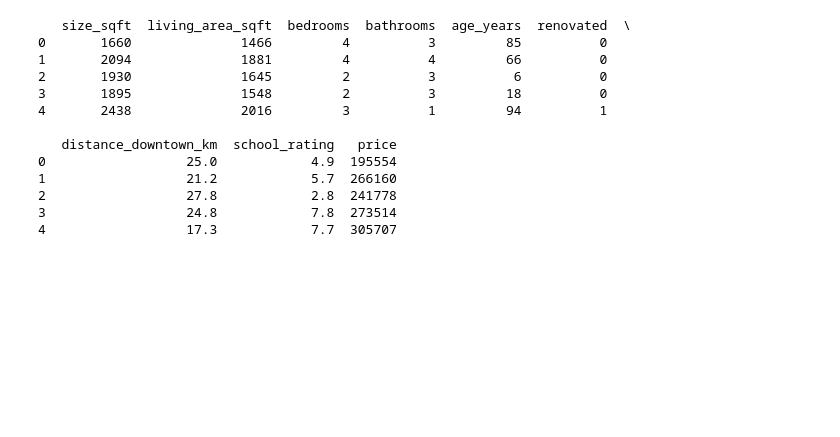
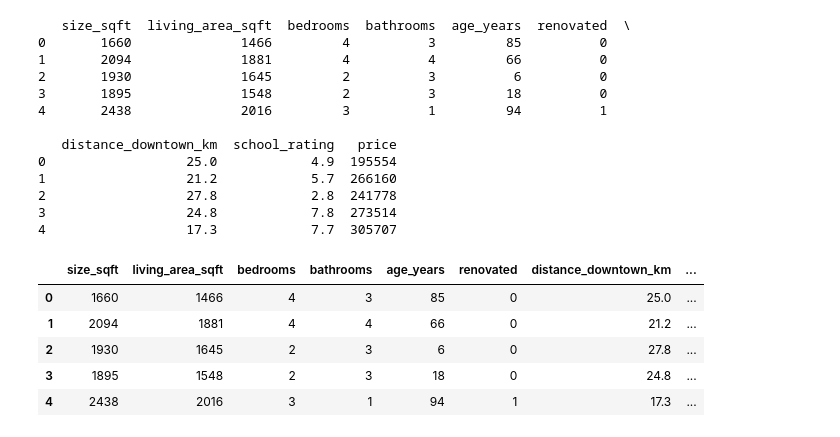
Before and after one commit to nikhilkudavemnh/classic-ML, a Jupyter notebook: classicMl/linear_regression.ipynb, the cells around one changed output. Cells and saved outputs as stored; diff of their text form; code cells hidden in the pictures; blank space fills up the shorter version.

```diff
--- a/classicMl/linear_regression.ipynb
+++ b/classicMl/linear_regression.ipynb
@@ -279,3 +279,12 @@ print(df.head())
 2                  27.8            2.8  241778
 3                  24.8            7.8  273514
 4                  17.3            7.7  305707
+# %%
+df.head()
+# %% [output]
+|  | size_sqft | living_area_sqft | bedrooms | bathrooms | age_years | renovated | distance_downtown_km | ... |
+| 0 | 1660 | 1466 | 4 | 3 | 85 | 0 | 25.0 | ... |
+| 1 | 2094 | 1881 | 4 | 4 | 66 | 0 | 21.2 | ... |
+| 2 | 1930 | 1645 | 2 | 3 | 6 | 0 | 27.8 | ... |
+| 3 | 1895 | 1548 | 2 | 3 | 18 | 0 | 24.8 | ... |
+| 4 | 2438 | 2016 | 3 | 1 | 94 | 1 | 17.3 | ... |
```
Also changed, not shown: parts of 5 cells of this notebook.
